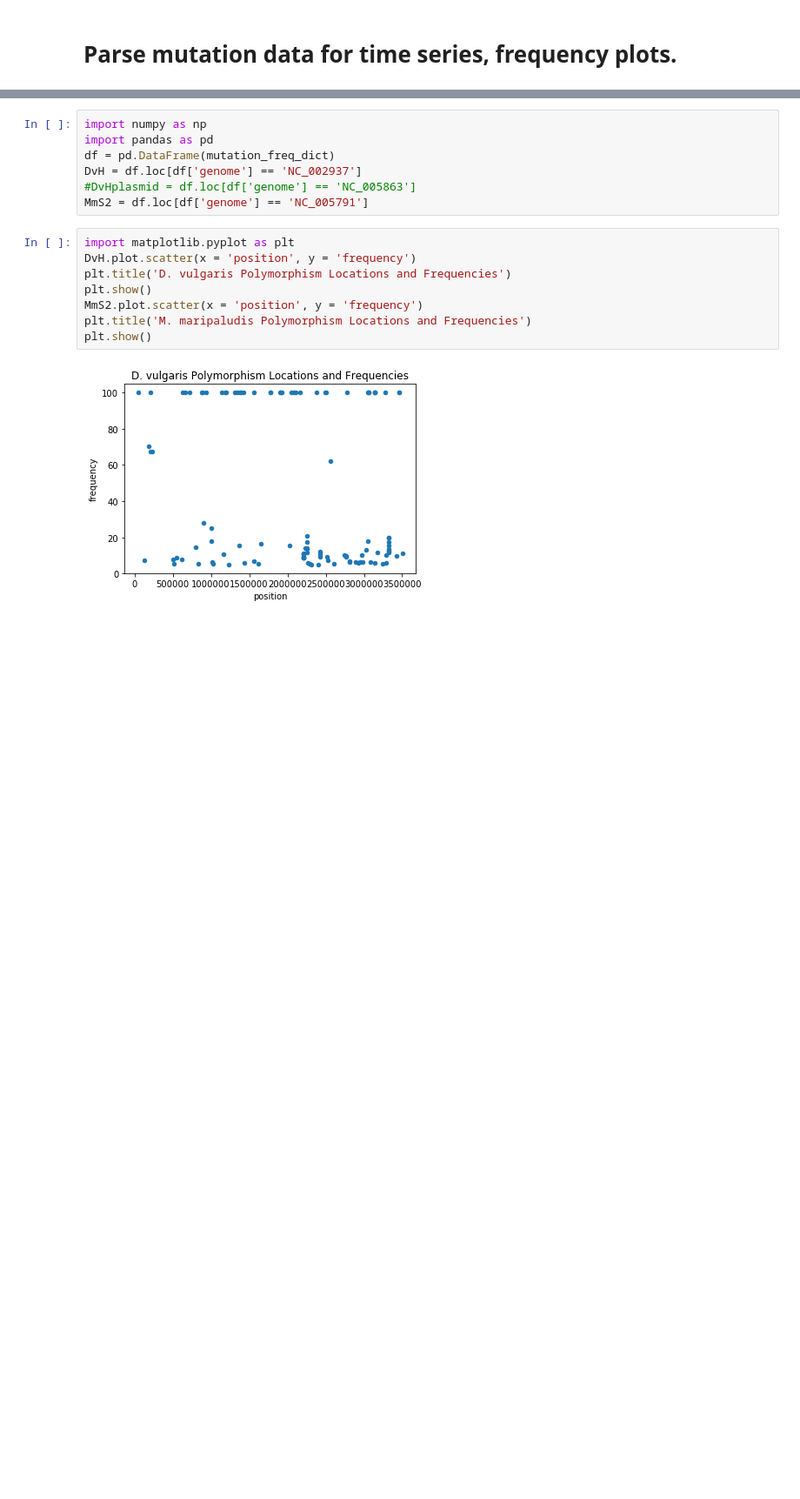
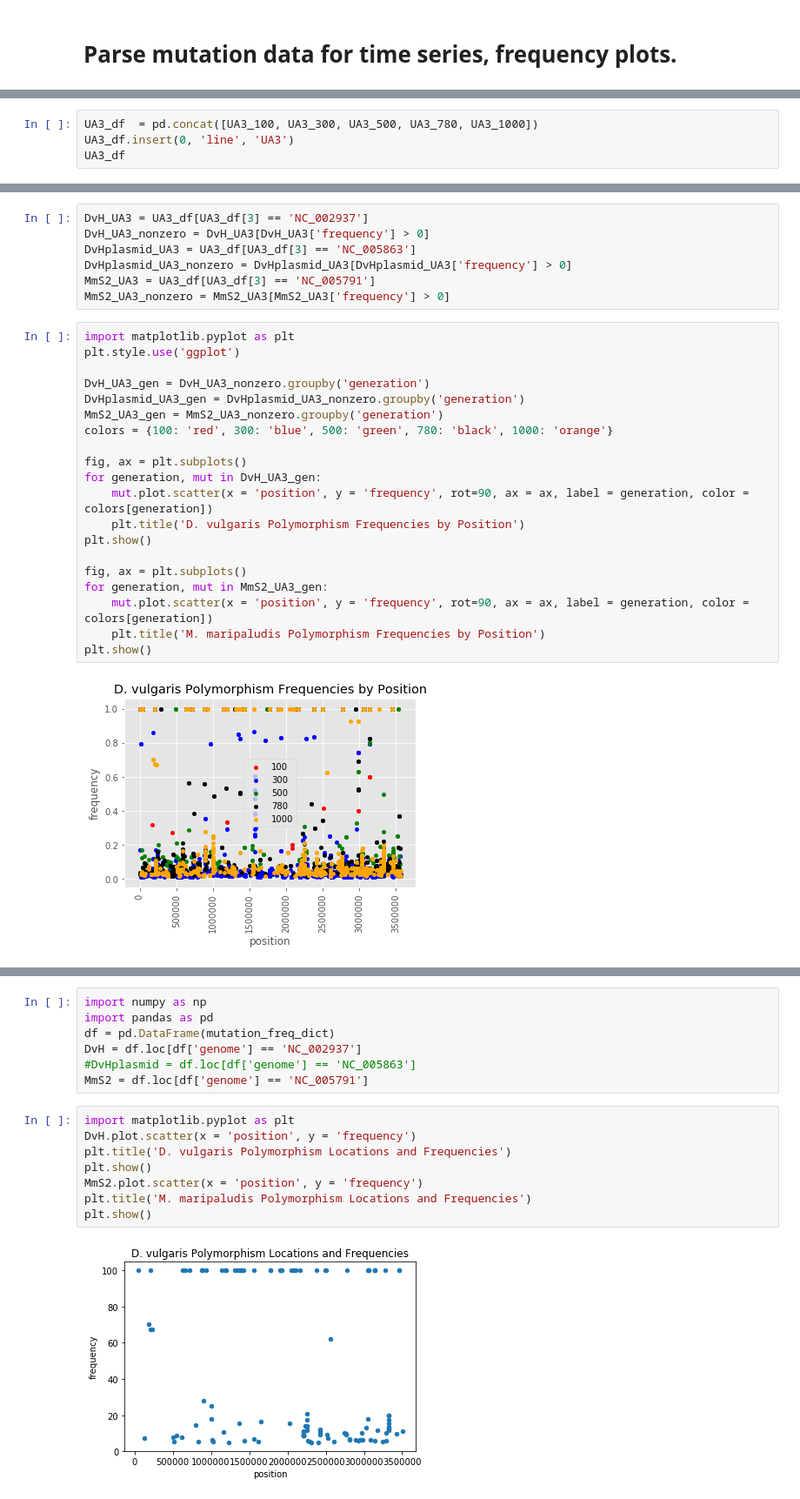
Before and after one commit to yeemey/scriptingProjects, a Jupyter notebook: python/mutationTimeSeries.ipynb, the cells around one changed output, grey strips where cells are left out. Shown: that part at 87% size. Drawn from its saved outputs; the diff is of its cells as text; blank space fills up the shorter version.

Commit message:
groupby, plot generations from annotated.gd

```diff
--- a/python/mutationTimeSeries.ipynb
+++ b/python/mutationTimeSeries.ipynb
@@ -2,0 +97,4 @@
+# %%
+UA3_df  = pd.concat([UA3_100, UA3_300, UA3_500, UA3_780, UA3_1000])
+UA3_df.insert(0, 'line', 'UA3')
+UA3_df
@@ -2,0 +120,29 @@
+# %%
+DvH_UA3 = UA3_df[UA3_df[3] == 'NC_002937']
+DvH_UA3_nonzero = DvH_UA3[DvH_UA3['frequency'] > 0]
+DvHplasmid_UA3 = UA3_df[UA3_df[3] == 'NC_005863']
+DvHplasmid_UA3_nonzero = DvHplasmid_UA3[DvHplasmid_UA3['frequency'] > 0]
+MmS2_UA3 = UA3_df[UA3_df[3] == 'NC_005791']
+MmS2_UA3_nonzero = MmS2_UA3[MmS2_UA3['frequency'] > 0]
+# %%
+import matplotlib.pyplot as plt
+plt.style.use('ggplot')
+
+DvH_UA3_gen = DvH_UA3_nonzero.groupby('generation')
+DvHplasmid_UA3_gen = DvHplasmid_UA3_nonzero.groupby('generation')
+MmS2_UA3_gen = MmS2_UA3_nonzero.groupby('generation')
+colors = {100: 'red', 300: 'blue', 500: 'green', 780: 'black', 1000: 'orange'}
+
+fig, ax = plt.subplots()
+for generation, mut in DvH_UA3_gen:
+    mut.plot.scatter(x = 'position', y = 'frequency', rot=90, ax = ax, label = generation, color = colors[generation])
+    plt.title('D. vulgaris Polymorphism Frequencies by Position')
+plt.show()
+
+fig, ax = plt.subplots()
+for generation, mut in MmS2_UA3_gen:
+    mut.plot.scatter(x = 'position', y = 'frequency', rot=90, ax = ax, label = generation, color = colors[generation])
+    plt.title('M. maripaludis Polymorphism Frequencies by Position')
+plt.show()
+# %% [output]
+[figure, added]
```
Also changed, not shown: parts of 11 cells of this notebook.
